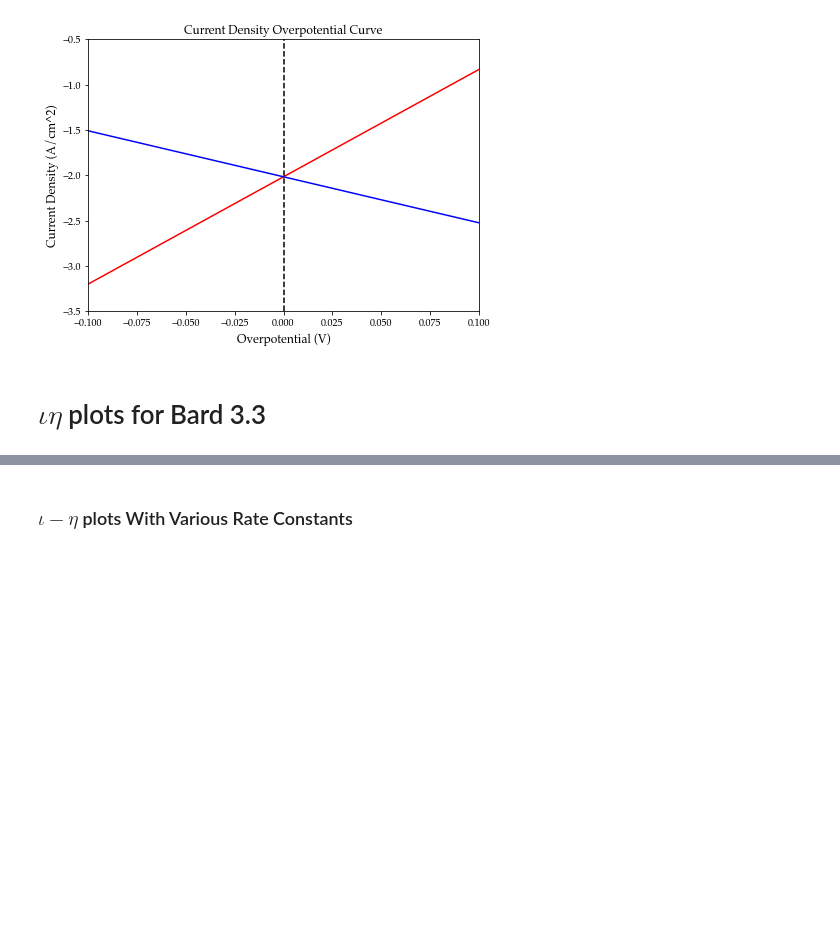
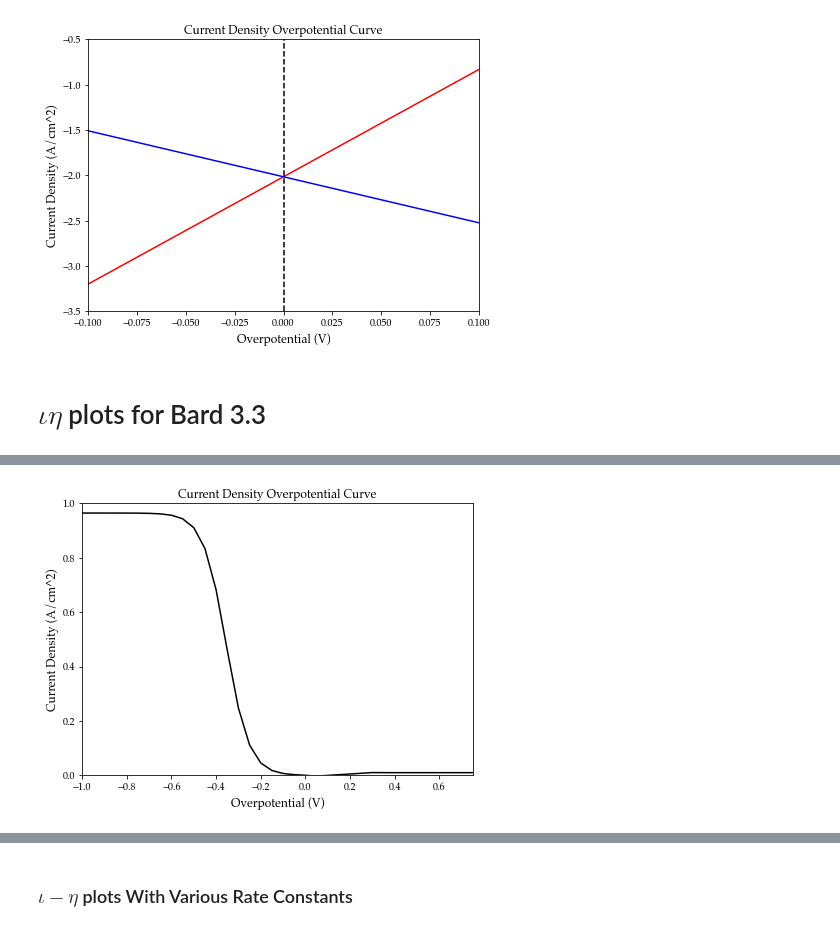
Before and after one commit to jmsieffer/ChemPhysicsMisc, a Jupyter notebook: ChemPhysicsMisc/MiscScienceScripts/ButlerVolmer.ipynb, the cells around one changed output, grey strips where cells are left out. Cells and saved outputs as stored; diff of their text form; code cells hidden in the pictures; blank space fills up the shorter version.

```diff
--- a/ChemPhysicsMisc/MiscScienceScripts/ButlerVolmer.ipynb
+++ b/ChemPhysicsMisc/MiscScienceScripts/ButlerVolmer.ipynb
@@ -179 +188,23 @@ df
+# %%
+#Plot Current vs Overpotential
+fig = plt.figure(figsize = (7,5))
+
+plt.xlim(-1,.75)
+plt.ylim(-0.0,1)
+
+plt.plot(df.Overpotential,df.Current, color = 'black')
+# plt.plot(df.Overpotential,y_sf, color = 'black')
+
+#Font selection
+matplotlib.rcParams['font.serif'] = "Palatino"
+matplotlib.rcParams['font.family'] = "serif"
+
+#Plot Labeling
+plt.title('Current Density Overpotential Curve')
+plt.xlabel('Overpotential (V)', fontsize = '12')
+plt.ylabel('Current Density (A/cm^2)', fontsize = '12')
+
+fig.savefig('CDI.png', format='png', dpi=1200)
+# %% [output]
+[figure, added]
 # %%
```
Also changed, not shown: parts of 9 cells of this notebook, 8 other files.
